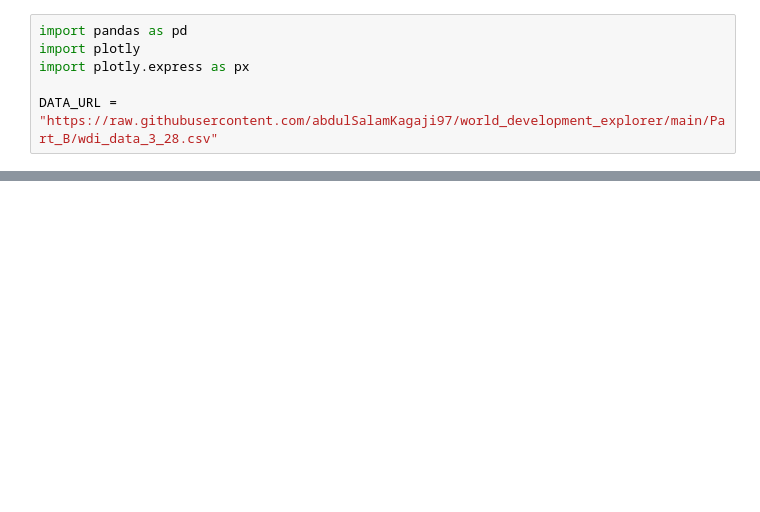
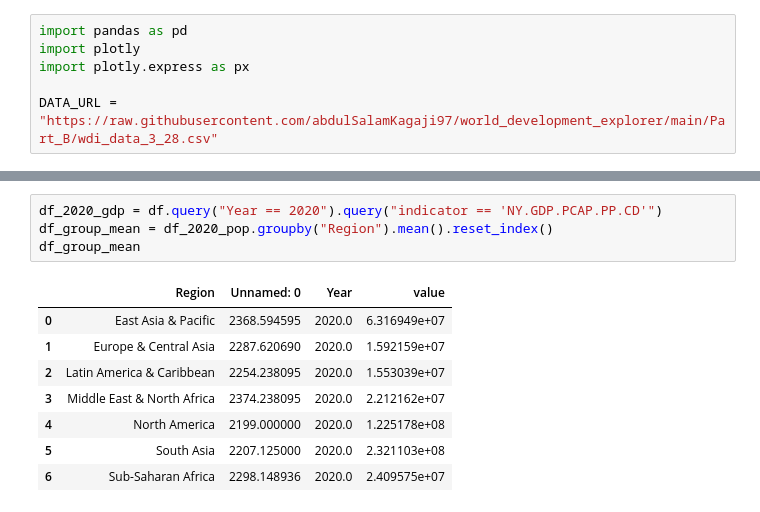
Before and after one commit to abdulSalamKagaji97/world_development_explorer, a Jupyter notebook: Part_B/Abdul_Salam_Part_B_inclass_3_28.ipynb, the cells around one changed output, grey strips where cells are left out. Drawn from its saved outputs; the diff is of its cells as text; blank space fills up the shorter version.

```diff
--- a/Part_B/Abdul_Salam_Part_B_inclass_3_28.ipynb
+++ b/Part_B/Abdul_Salam_Part_B_inclass_3_28.ipynb
@@ -44,0 +74,13 @@ fig.show()
+# %%
+df_2020_gdp = df.query("Year == 2020").query("indicator == 'NY.GDP.PCAP.PP.CD'")
+df_group_mean = df_2020_pop.groupby("Region").mean().reset_index()
+df_group_mean
+# %% [output]
+|  | Region | Unnamed: 0 | Year | value |
+| 0 | East Asia & Pacific | 2368.594595 | 2020.0 | 6.316949e+07 |
+| 1 | Europe & Central Asia | 2287.620690 | 2020.0 | 1.592159e+07 |
+| 2 | Latin America & Caribbean | 2254.238095 | 2020.0 | 1.553039e+07 |
+| 3 | Middle East & North Africa | 2374.238095 | 2020.0 | 2.212162e+07 |
+| 4 | North America | 2199.000000 | 2020.0 | 1.225178e+08 |
+| 5 | South Asia | 2207.125000 | 2020.0 | 2.321103e+08 |
+| 6 | Sub-Saharan Africa | 2298.148936 | 2020.0 | 2.409575e+07 |
```
Also changed, not shown: parts of 7 cells of this notebook.
